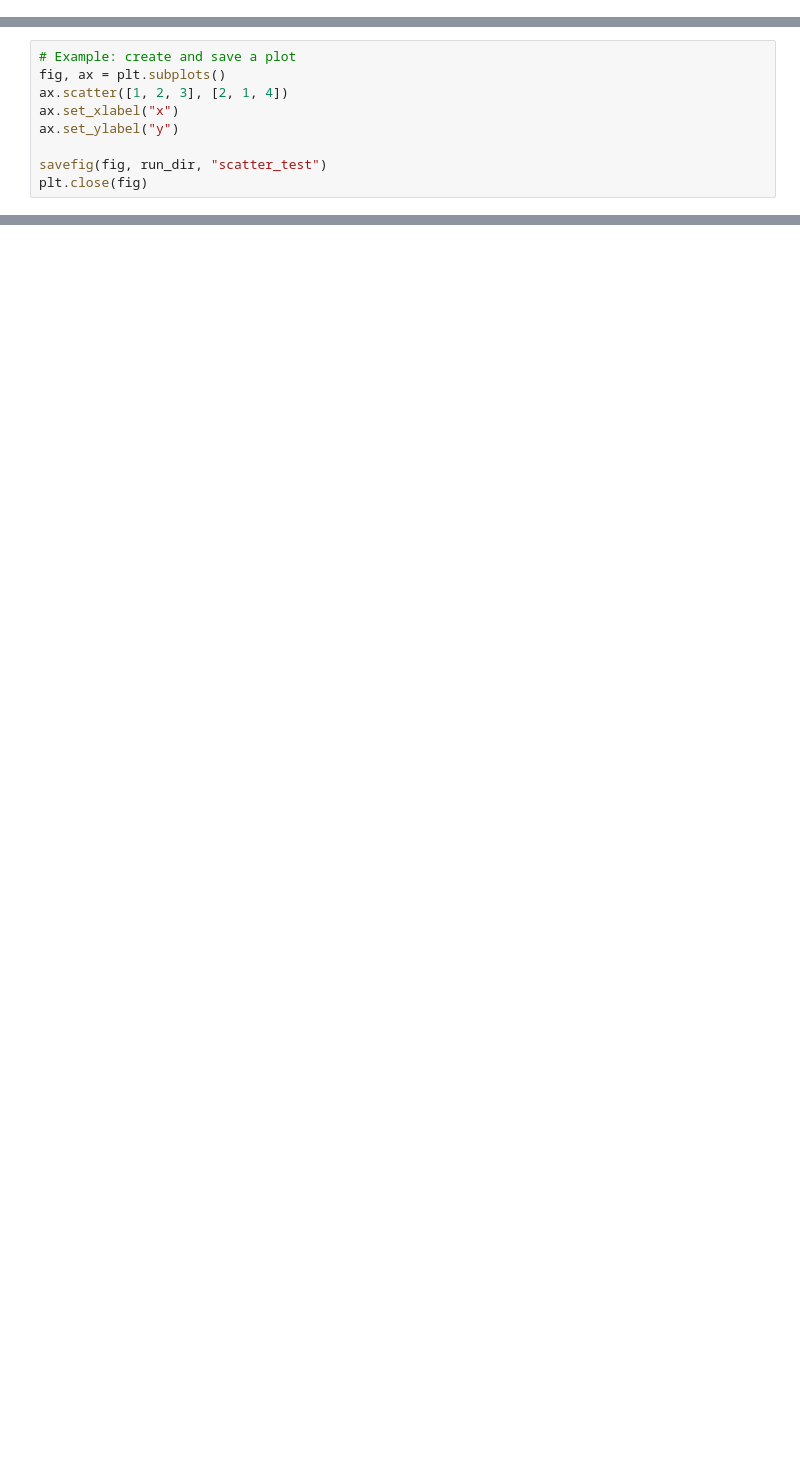
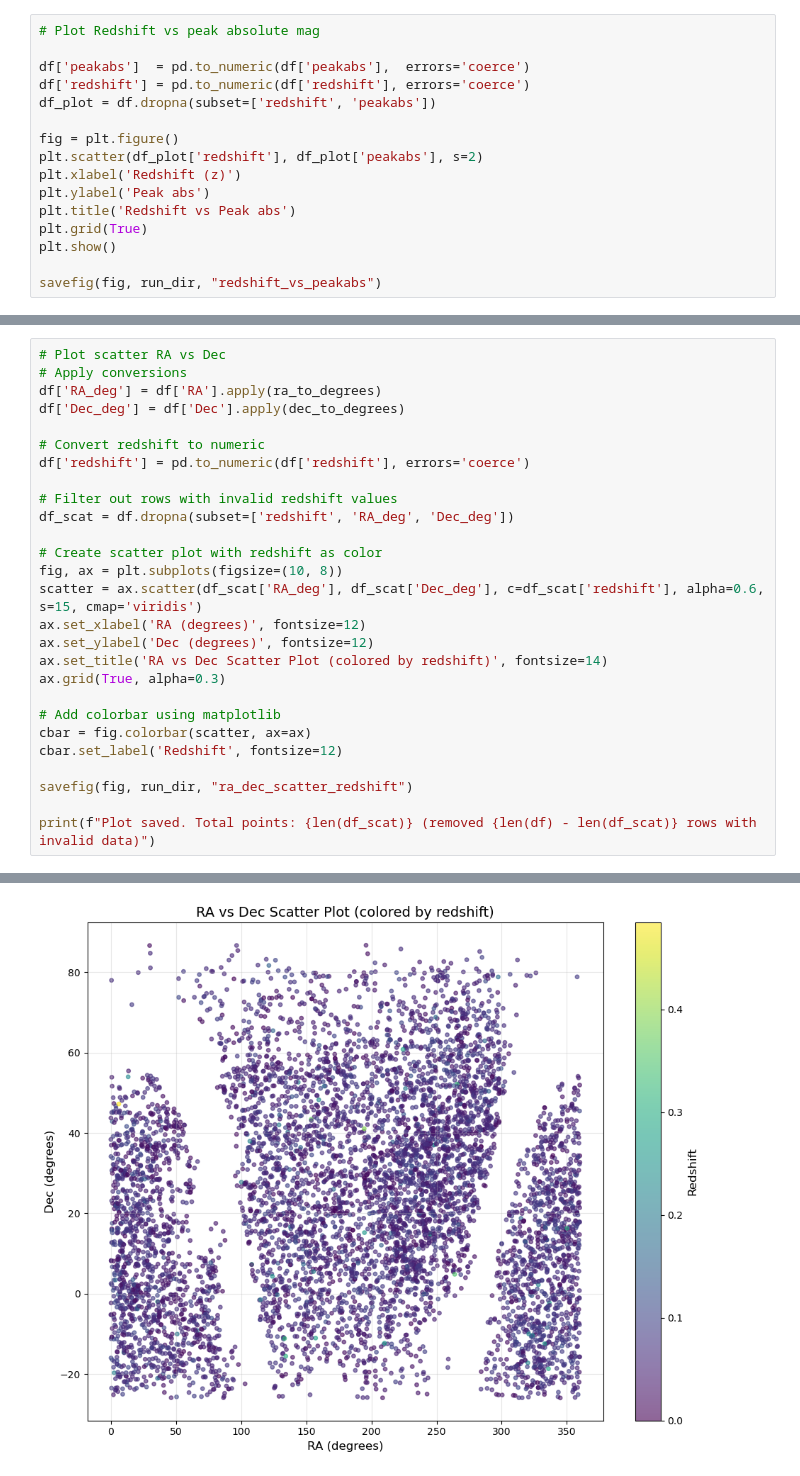
Before and after one commit to heffernan111/msc-dissertation, a Jupyter notebook: notebooks/week_2.ipynb, the cells around one changed output, grey strips where cells are left out. Saved outputs shown, nothing was run; the diff lists cells and outputs as text; blank space fills up the shorter version.

Commit message:
add various test plots

```diff
--- a/notebooks/week_2.ipynb
+++ b/notebooks/week_2.ipynb
@@ -26,0 +71,16 @@ PosixPath('/Users/david/Code/msc/outputs/runs/week02_catalogue_explore/2026-01-2
+# %%
+# Plot Redshift vs peak absolute mag
+
+df['peakabs']  = pd.to_numeric(df['peakabs'],  errors='coerce')
+df['redshift'] = pd.to_numeric(df['redshift'], errors='coerce')
+df_plot = df.dropna(subset=['redshift', 'peakabs'])
+
+fig = plt.figure()
+plt.scatter(df_plot['redshift'], df_plot['peakabs'], s=2)
+plt.xlabel('Redshift (z)')
+plt.ylabel('Peak abs')
+plt.title('Redshift vs Peak abs')
+plt.grid(True)
+plt.show()
+
+savefig(fig, run_dir, "redshift_vs_peakabs")
@@ -27,9 +90,28 @@ PosixPath('/Users/david/Code/msc/outputs/runs/week02_catalogue_explore/2026-01-2
 # %%
-# Example: create and save a plot
-fig, ax = plt.subplots()
-ax.scatter([1, 2, 3], [2, 1, 4])
-ax.set_xlabel("x")
-ax.set_ylabel("y")
+# Plot scatter RA vs Dec
+# Apply conversions
+df['RA_deg'] = df['RA'].apply(ra_to_degrees)
+df['Dec_deg'] = df['Dec'].apply(dec_to_degrees)
 
-savefig(fig, run_dir, "scatter_test")
-plt.close(fig)
+# Convert redshift to numeric
+df['redshift'] = pd.to_numeric(df['redshift'], errors='coerce')
+
+# Filter out rows with invalid redshift values
+df_scat = df.dropna(subset=['redshift', 'RA_deg', 'Dec_deg'])
+
+# Create scatter plot with redshift as color
+fig, ax = plt.subplots(figsize=(10, 8))
+scatter = ax.scatter(df_scat['RA_deg'], df_scat['Dec_deg'], c=df_scat['redshift'], alpha=0.6, s=15, cmap='viridis')
+ax.set_xlabel('RA (degrees)', fontsize=12)
+ax.set_ylabel('Dec (degrees)', fontsize=12)
+ax.set_title('RA vs Dec Scatter Plot (colored by redshift)', fontsize=14)
+ax.grid(True, alpha=0.3)
+
+# Add colorbar using matplotlib
+cbar = fig.colorbar(scatter, ax=ax)
+cbar.set_label('Redshift', fontsize=12)
+
+savefig(fig, run_dir, "ra_dec_scatter_redshift")
+
+print(f"Plot saved. Total points: {len(df_scat)} (removed {len(df) - len(df_scat)} rows with invalid data)")
+# %% [output]
@@ -35,0 +119 @@ plt.close(fig)
+[figure, added]
```
Also changed, not shown: parts of 7 cells of this notebook, 9 other files.
